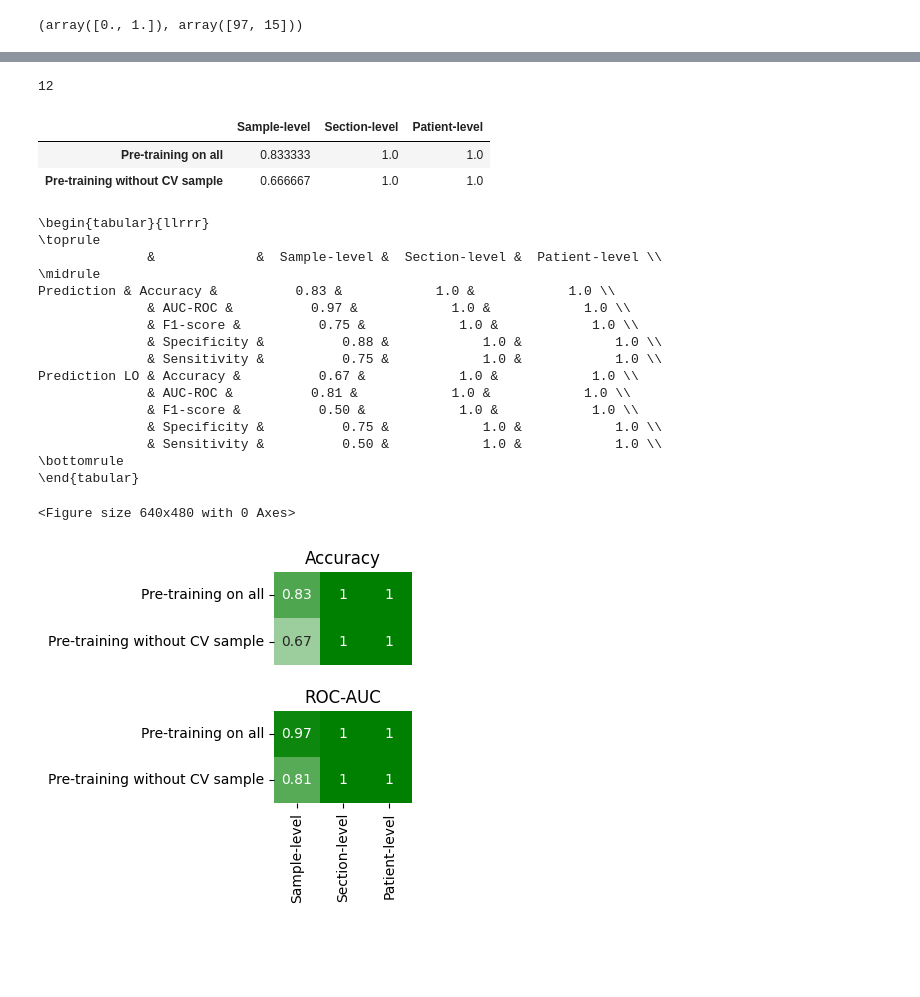
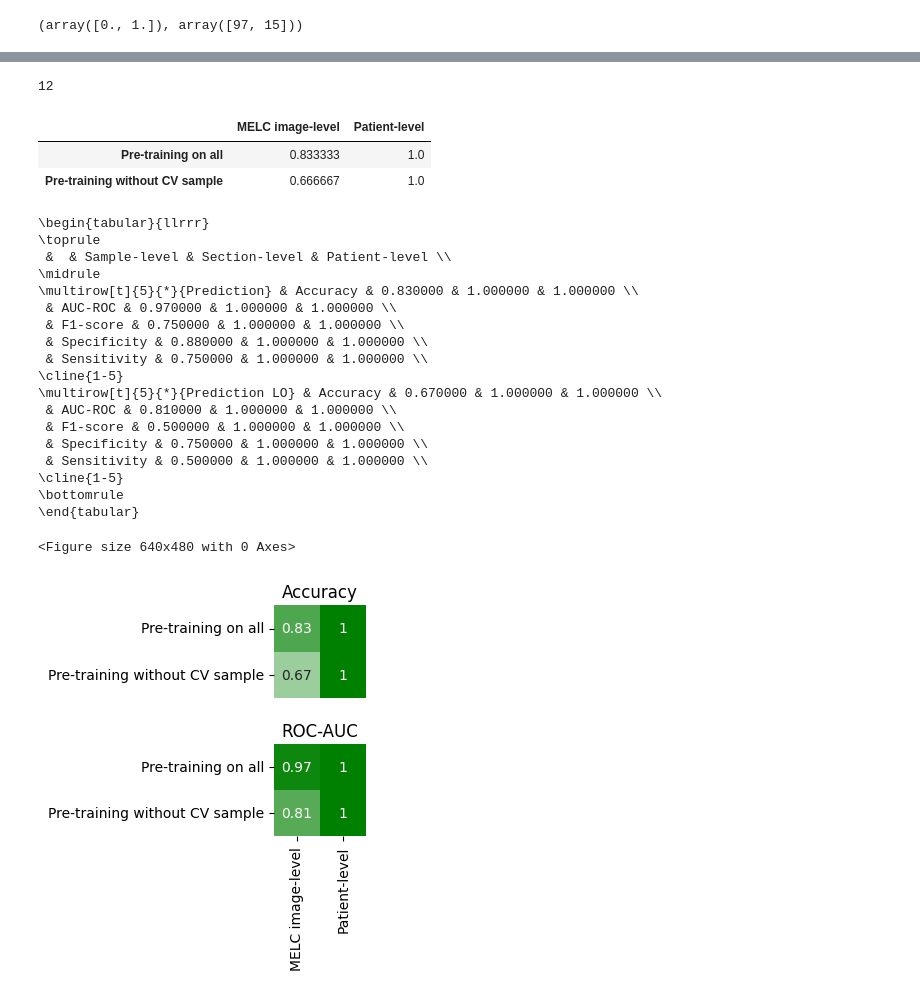
Before and after one commit to bionetslab/xml_melc_melanoma, a Jupyter notebook: notebooks/figure_2bcde.ipynb, the cells around one changed output, grey strips where cells are left out. Drawn from its saved outputs; the diff is of its cells as text; code cells hidden in the pictures; blank space fills up the shorter version.

```diff
--- a/notebooks/figure_2bcde.ipynb
+++ b/notebooks/figure_2bcde.ipynb
@@ -20,7 +20,7 @@ To enable the following instructions: AVX2 AVX512F AVX512_VNNI FMA, in other ope
 %load_ext autoreload
 %autoreload 2
 # %%
-config_path =  "/data_nfs/je30bery/melanoma_data/config.json"
+config_path =  "/data_nfs/je30bery/archive/melanoma_data/config.json"
 # %%
 data = get_data_csv(groups=["Melanoma"], high_quality_only=False, pfs=True, config_path=config_path)
 data["Sex"].replace({"m": 1., "f": 0.}, inplace=True)
@@ -49,3 +49,9 @@ data["RFC w/o TT"] = prediction["Prediction"]
 data = data.reset_index()
 # %%
 data["RFC deep features"] = 0
+# %%
+v, c = np.unique(data["PFS < 5"], return_counts=True)
+p0 = c[0] / np.sum(c)
+p1 = 1 - p0
+print(v, c, p0, p1)
+data["Biased random classifier"] = np.random.choice(a=v, size=len(data), p=[p0, p1])
@@ -51,0 +80,10 @@ data["RFC deep features"] = 0
+# %%
+v, c = np.unique(data[["Patient ID", "PFS < 5"]].drop_duplicates()["PFS < 5"], return_counts=True)
+print(v, c)
+p0 = c[0] / np.sum(c)
+p1 = 1 - p0
+labels = np.random.choice(a=v, size=len(data[["Patient ID", "PFS < 5"]].drop_duplicates()), p=[p0, p1])
+
+patients = np.unique(data[["Patient ID", "PFS < 5"]].drop_duplicates()["Patient ID"])
+for i, patient in enumerate(patients):
+    data.loc[data["Patient ID"] == patient, "Patient-level biased random classifier"] = labels[i]
@@ -177,7 +241,7 @@ def get_roc_auc(ax, y_true, y_score, label, color):
 dfs = dict()
 accs = dict()
 auc_rocs = dict()
-for prediction_label in ['RFC all features', 'RFC TT', 'RFC w/o TT', 'RFC deep features', 'Prediction']:
+for prediction_label in ['RFC all features', 'RFC TT', 'RFC w/o TT',  "Biased random classifier","Patient-level biased random classifier",  'Prediction']:
     res = get_levelled_preds(data, prediction_label)
     dfs[prediction_label] = res
     accs[prediction_label] = pd.DataFrame(res.loc["Accuracy"])
@@ -186,8 +250,8 @@ accs = pd.concat(accs, axis=1).T.reset_index().drop("level_1", axis=1).set_index
 auc_rocs = pd.concat(auc_rocs, axis=1).T.reset_index().drop("level_1", axis=1).set_index("level_0")
 accs.iloc[0:3, 0] = np.nan
 auc_rocs.iloc[0:3, 0] = np.nan
-accs.index =  ["RFC on all meta variables", "RFC on tumor thickness only", "RFC on all, tumor thickness excluded", "RFC on deep model features", "Cross-validated CNN"]
-auc_rocs.index =  ["RFC on all meta variables", "RFC on tumor thickness only", "RFC on all, tumor thickness excluded", "RFC on deep model features", "Cross-validated CNN"]
+accs.index =  ["RFC on all meta variables", "RFC on tumor thickness only", "RFC on all, tumor thickness excluded", "Biased random classifier", "Patient-level biased random classifier", "Cross-validated CNN"]
+auc_rocs.index =  ["RFC on all meta variables", "RFC on tumor thickness only", "RFC on all, tumor thickness excluded", "Biased random classifier", "Patient-level biased random classifier", "Cross-validated CNN"]
 # %%
 print(pd.concat(dfs).round(2).to_latex())
 # %% [output]
@@ -286,46 +356,53 @@ for split in tqdm(splits):
 # %%
 dfs = dict()
 lo_accs = dict()
 lo_auc_rocs = dict()
 subset = data.dropna(subset=["Prediction LO"])
 subset = data[data["Histo ID"].isin(splits[1] + splits[2] + splits[0] + splits[13])]
 
 print(len(subset))
 for prediction_label in ['Prediction', 'Prediction LO']:
     res = get_levelled_preds(subset, prediction_label)
     dfs[prediction_label] = res
     lo_accs[prediction_label] = pd.DataFrame(res.loc["Accuracy"])
     lo_auc_rocs[prediction_label] = pd.DataFrame(res.loc["AUC-ROC"])
 lo_accs = pd.concat(lo_accs, axis=1).T.reset_index().drop("level_1", axis=1).set_index("level_0")
 lo_auc_rocs = pd.concat(lo_auc_rocs, axis=1).T.reset_index().drop("level_1", axis=1).set_index("level_0")
 
+lo_accs.drop(["Section-level"], axis=1, inplace=True)
+lo_auc_rocs.drop(["Section-level"], axis=1, inplace=True)
+
+lo_accs.rename({"Sample-level": "MELC image-level"}, inplace=True, axis=1)
+lo_auc_rocs.rename({"Sample-level": "MELC image-level"}, inplace=True, axis=1)
 
 lo_accs.index = ["Pre-training on all", "Pre-training without CV sample"]
 lo_auc_rocs.index = ["Pre-training on all", "Pre-training without CV sample"]
 
 lo_accs
 # %% [output]
 12
-|  | Sample-level | Section-level | Patient-level |
-| Pre-training on all | 0.833333 | 1.0 | 1.0 |
-| Pre-training without CV sample | 0.666667 | 1.0 | 1.0 |
+|  | MELC image-level | Patient-level |
+| Pre-training on all | 0.833333 | 1.0 |
+| Pre-training without CV sample | 0.666667 | 1.0 |
 # %%
 print(pd.concat(dfs).round(2).to_latex())
 # %% [output]
 \begin{tabular}{llrrr}
 \toprule
-              &             &  Sample-level &  Section-level &  Patient-level \\
+ &  & Sample-level & Section-level & Patient-level \\
 \midrule
-Prediction & Accuracy &          0.83 &            1.0 &            1.0 \\
-              & AUC-ROC &          0.97 &            1.0 &            1.0 \\
-              & F1-score &          0.75 &            1.0 &            1.0 \\
-              & Specificity &          0.88 &            1.0 &            1.0 \\
-              & Sensitivity &          0.75 &            1.0 &            1.0 \\
-Prediction LO & Accuracy &          0.67 &            1.0 &            1.0 \\
-              & AUC-ROC &          0.81 &            1.0 &            1.0 \\
-              & F1-score &          0.50 &            1.0 &            1.0 \\
-              & Specificity &          0.75 &            1.0 &            1.0 \\
-              & Sensitivity &          0.50 &            1.0 &            1.0 \\
+\multirow[t]{5}{*}{Prediction} & Accuracy & 0.830000 & 1.000000 & 1.000000 \\
+ & AUC-ROC & 0.970000 & 1.000000 & 1.000000 \\
+ & F1-score & 0.750000 & 1.000000 & 1.000000 \\
+ & Specificity & 0.880000 & 1.000000 & 1.000000 \\
+ & Sensitivity & 0.750000 & 1.000000 & 1.000000 \\
+\cline{1-5}
+\multirow[t]{5}{*}{Prediction LO} & Accuracy & 0.670000 & 1.000000 & 1.000000 \\
+ & AUC-ROC & 0.810000 & 1.000000 & 1.000000 \\
+ & F1-score & 0.500000 & 1.000000 & 1.000000 \\
+ & Specificity & 0.750000 & 1.000000 & 1.000000 \\
+ & Sensitivity & 0.500000 & 1.000000 & 1.000000 \\
+\cline{1-5}
 \bottomrule
 \end{tabular}
 # %%
@@ -344,7 +421,7 @@ plt.savefig("../result_plots/LO.svg", bbox_inches="tight")
 plt.show()
 # %% [output]
 <Figure size 640x480 with 0 Axes>
-[figure, old version]
+[figure, new version]
 # %%
 data_subset1 = data[(data["Sex"] == 0)]
 data_subset2 = data[(data["Sex"] == 1)]
```
Also changed, not shown: parts of 14 cells of this notebook, 2 other files.
